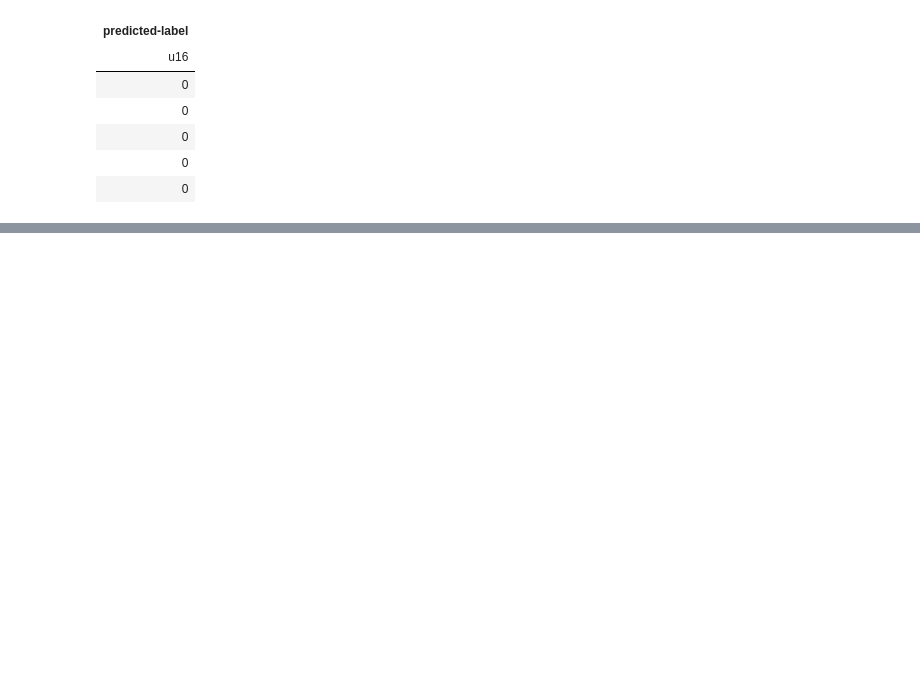
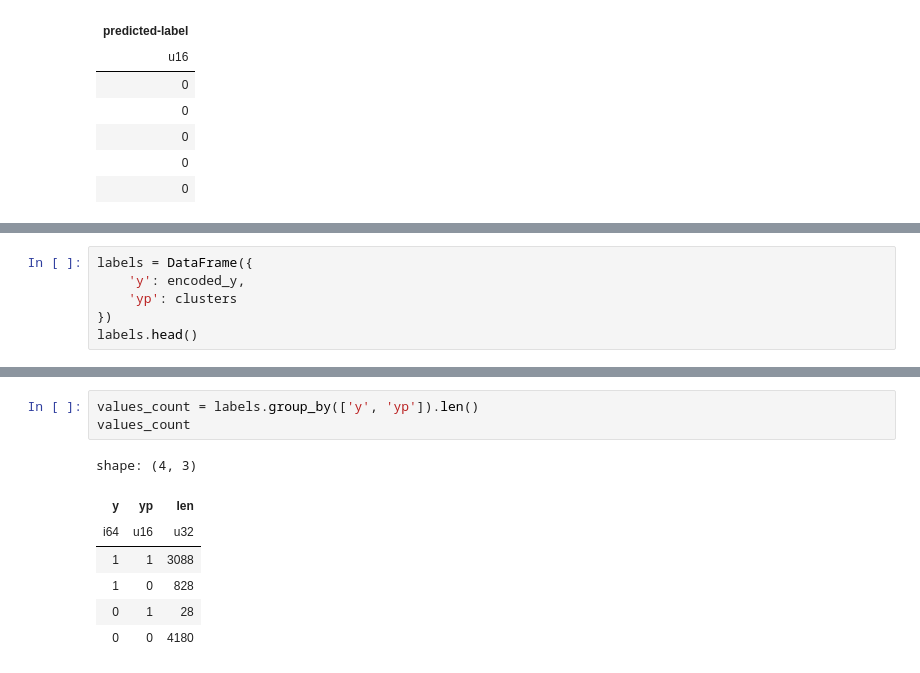
Before and after one commit to yasuomaidana/Data-Analysis, a Jupyter notebook: Classification Analysis/KNN/Mushroom Clustering Polars.ipynb, the cells around one changed output, grey strips where cells are left out. Cells and saved outputs as stored; diff of their text form; blank space fills up the shorter version.

```diff
--- a/Classification Analysis/KNN/Mushroom Clustering Polars.ipynb
+++ b/Classification Analysis/KNN/Mushroom Clustering Polars.ipynb
@@ -136,0 +165,6 @@ pie
+# %%
+labels = DataFrame({
+    'y': encoded_y,
+    'yp': clusters
+})
+labels.head()
@@ -136,0 +180,11 @@ pie
+# %%
+values_count = labels.group_by(['y', 'yp']).len()
+values_count
+# %% [output]
+shape: (4, 3)
+| y | yp | len |
+| i64 | u16 | u32 |
+| 1 | 1 | 3088 |
+| 1 | 0 | 828 |
+| 0 | 1 | 28 |
+| 0 | 0 | 4180 |
```
Also changed, not shown: parts of 13 cells of this notebook, 1 other file.
